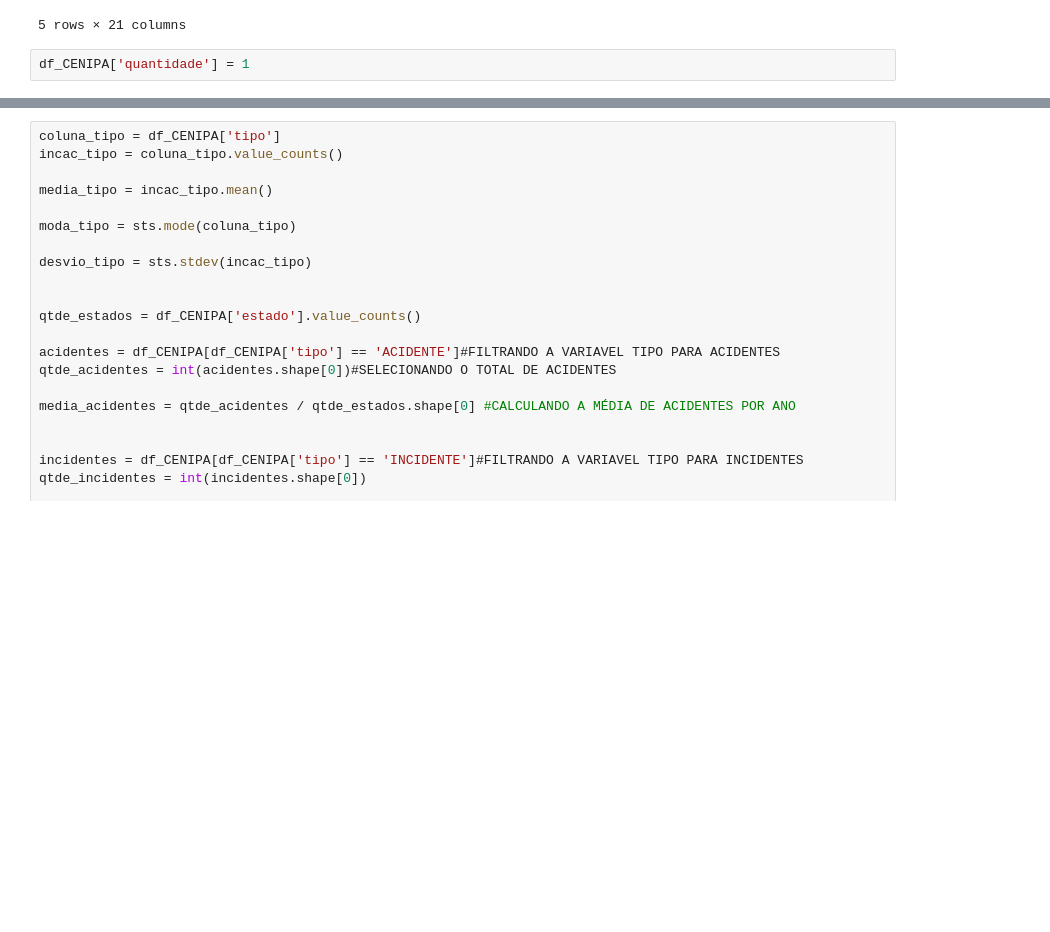
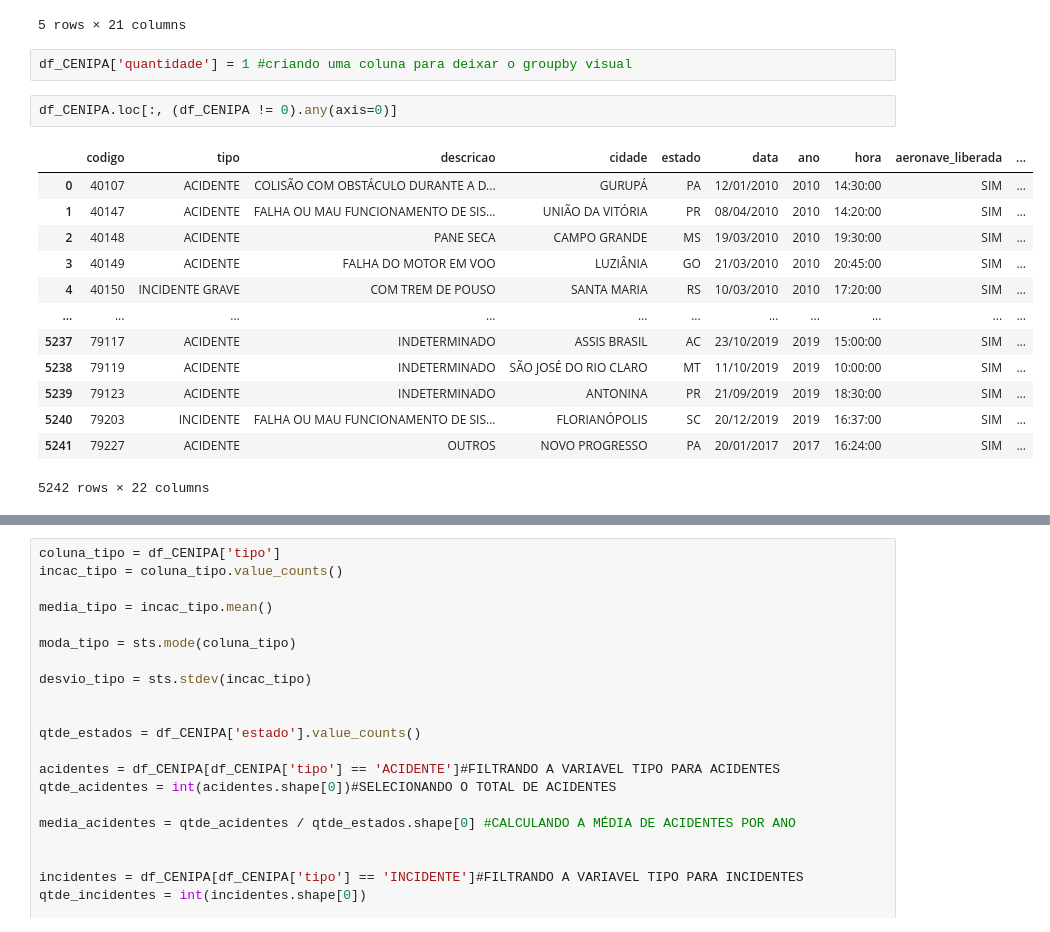
Before and after one commit to SouzaAllan/ESTUDO_CENIPA_2010-2019, a Jupyter notebook: PROJETO V2/PROJETO V2.ipynb, the cells around one changed output, grey strips where cells are left out. Saved outputs shown, nothing was run; the diff lists cells and outputs as text; blank space fills up the shorter version.

```diff
--- a/PROJETO V2/PROJETO V2.ipynb
+++ b/PROJETO V2/PROJETO V2.ipynb
@@ -24,4 +24,20 @@ Colunas exixtentes no data frame :['codigo' 'tipo' 'descricao' 'cidade' 'estado'
 | 4 | 40150 | INCIDENTE GRAVE | COM TREM DE POUSO | SANTA MARIA | RS | 10/03/2010 | 2010 | 17:20:00 | SIM | ... |
 5 rows × 21 columns
 # %%
-df_CENIPA['quantidade'] = 1
+df_CENIPA['quantidade'] = 1 #criando uma coluna para deixar o groupby visual
+# %%
+df_CENIPA.loc[:, (df_CENIPA != 0).any(axis=0)]
+# %% [output]
+|  | codigo | tipo | descricao | cidade | estado | data | ano | hora | aeronave_liberada | ... |
+| 0 | 40107 | ACIDENTE | COLISÃO COM OBSTÁCULO DURANTE A D... | GURUPÁ | PA | 12/01/2010 | 2010 | 14:30:00 | SIM | ... |
+| 1 | 40147 | ACIDENTE | FALHA OU MAU FUNCIONAMENTO DE SIS... | UNIÃO DA VITÓRIA | PR | 08/04/2010 | 2010 | 14:20:00 | SIM | ... |
+| 2 | 40148 | ACIDENTE | PANE SECA | CAMPO GRANDE | MS | 19/03/2010 | 2010 | 19:30:00 | SIM | ... |
+| 3 | 40149 | ACIDENTE | FALHA DO MOTOR EM VOO | LUZIÂNIA | GO | 21/03/2010 | 2010 | 20:45:00 | SIM | ... |
+| 4 | 40150 | INCIDENTE GRAVE | COM TREM DE POUSO | SANTA MARIA | RS | 10/03/2010 | 2010 | 17:20:00 | SIM | ... |
+| ... | ... | ... | ... | ... | ... | ... | ... | ... | ... | ... |
+| 5237 | 79117 | ACIDENTE | INDETERMINADO | ASSIS BRASIL | AC | 23/10/2019 | 2019 | 15:00:00 | SIM | ... |
+| 5238 | 79119 | ACIDENTE | INDETERMINADO | SÃO JOSÉ DO RIO CLARO | MT | 11/10/2019 | 2019 | 10:00:00 | SIM | ... |
+| 5239 | 79123 | ACIDENTE | INDETERMINADO | ANTONINA | PR | 21/09/2019 | 2019 | 18:30:00 | SIM | ... |
+| 5240 | 79203 | INCIDENTE | FALHA OU MAU FUNCIONAMENTO DE SIS... | FLORIANÓPOLIS | SC | 20/12/2019 | 2019 | 16:37:00 | SIM | ... |
+| 5241 | 79227 | ACIDENTE | OUTROS | NOVO PROGRESSO | PA | 20/01/2017 | 2017 | 16:24:00 | SIM | ... |
+5242 rows × 22 columns
```
Also changed, not shown: parts of 13 cells of this notebook.
